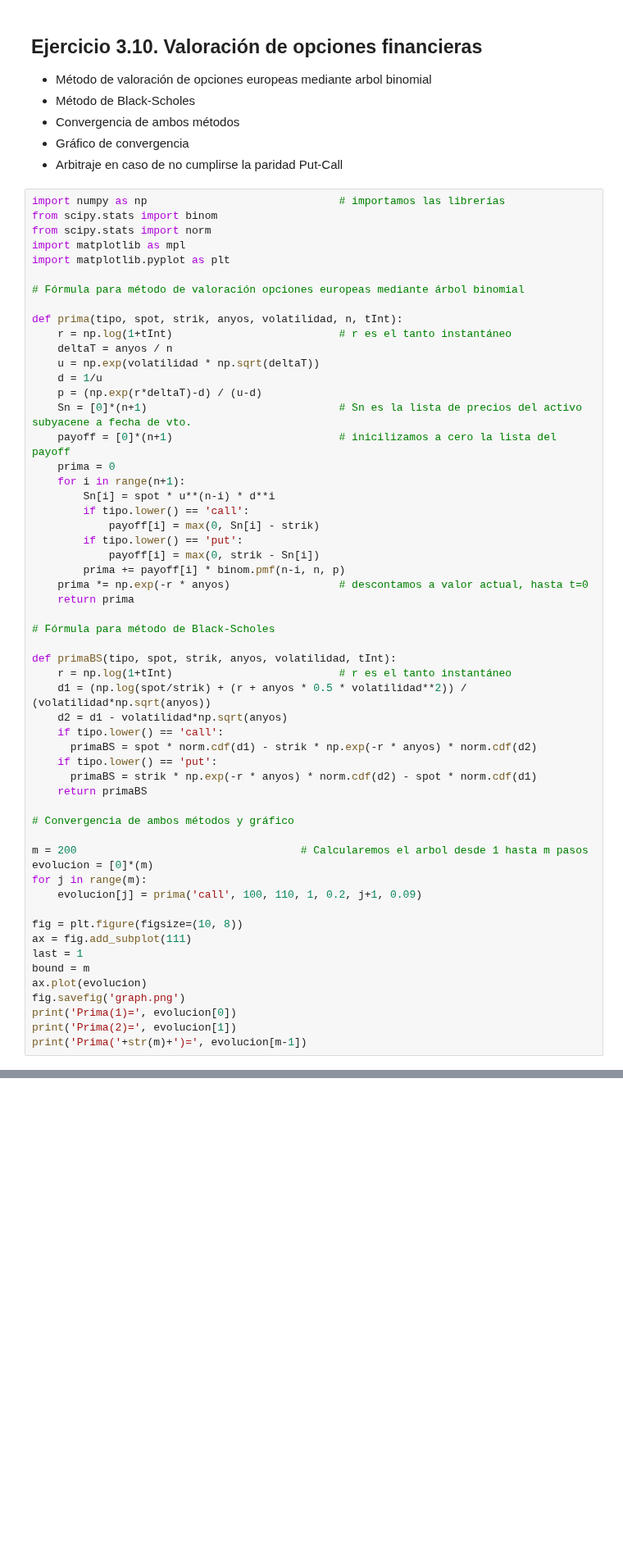
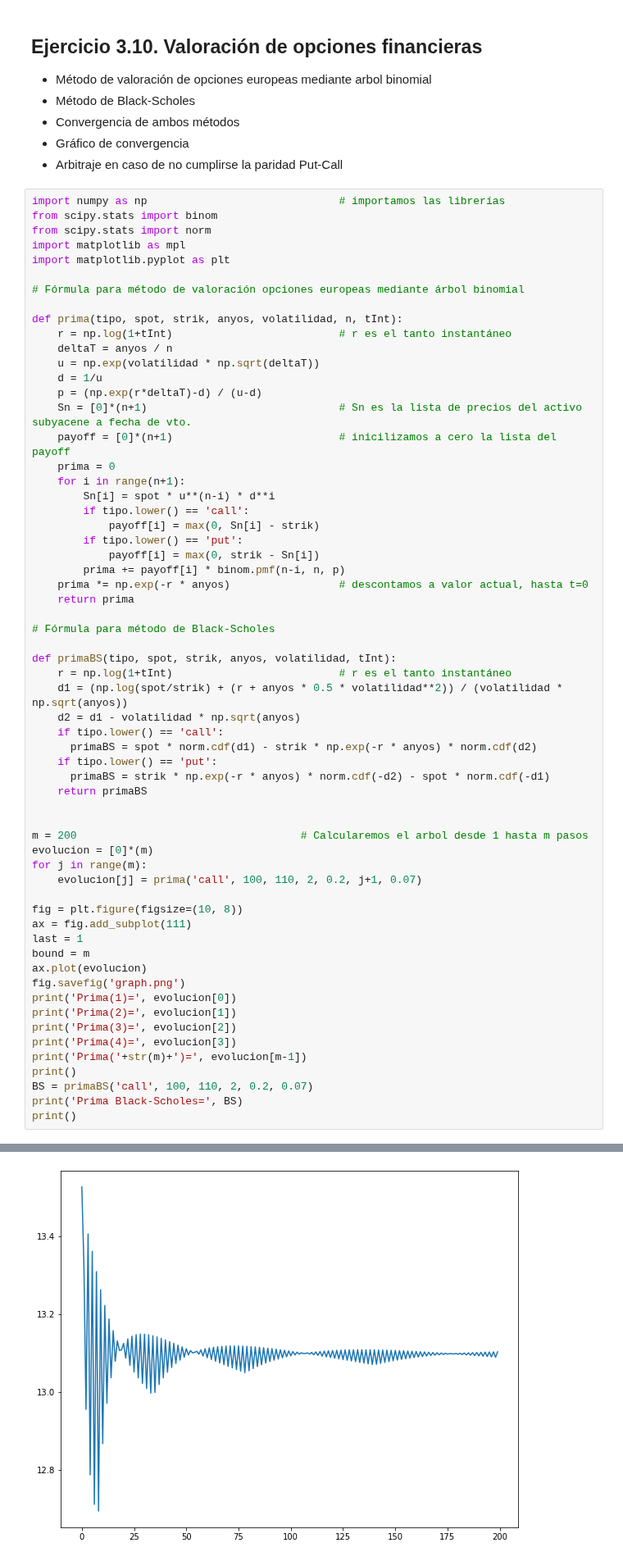
Before and after one commit to Julioore/C1_Asignatura, a Jupyter notebook: practicas/practica3.ipynb, the cells around one changed output, grey strips where cells are left out. Shown at 82% size. Drawn from its saved outputs; the diff is of its cells as text; blank space fills up the shorter version.

```diff
--- a/practicas/practica3.ipynb
+++ b/practicas/practica3.ipynb
@@ -160,20 +160,19 @@ def prima(tipo, spot, strik, anyos, volatilidad, n, tInt):
 
 def primaBS(tipo, spot, strik, anyos, volatilidad, tInt):
     r = np.log(1+tInt)                          # r es el tanto instantáneo
-    d1 = (np.log(spot/strik) + (r + anyos * 0.5 * volatilidad**2)) / (volatilidad*np.sqrt(anyos))
-    d2 = d1 - volatilidad*np.sqrt(anyos)
+    d1 = (np.log(spot/strik) + (r + anyos * 0.5 * volatilidad**2)) / (volatilidad * np.sqrt(anyos))
+    d2 = d1 - volatilidad * np.sqrt(anyos)
     if tipo.lower() == 'call':
       primaBS = spot * norm.cdf(d1) - strik * np.exp(-r * anyos) * norm.cdf(d2)
     if tipo.lower() == 'put':
-      primaBS = strik * np.exp(-r * anyos) * norm.cdf(d2) - spot * norm.cdf(d1)
+      primaBS = strik * np.exp(-r * anyos) * norm.cdf(-d2) - spot * norm.cdf(-d1)
     return primaBS
 
-# Convergencia de ambos métodos y gráfico
 
 m = 200                                   # Calcularemos el arbol desde 1 hasta m pasos
 evolucion = [0]*(m)
 for j in range(m):
-    evolucion[j] = prima('call', 100, 110, 1, 0.2, j+1, 0.09)
+    evolucion[j] = prima('call', 100, 110, 2, 0.2, j+1, 0.07)
 
 fig = plt.figure(figsize=(10, 8))
 ax = fig.add_subplot(111)
@@ -183,4 +182,11 @@ ax.plot(evolucion)
 fig.savefig('graph.png')
 print('Prima(1)=', evolucion[0])
 print('Prima(2)=', evolucion[1])
+print('Prima(3)=', evolucion[2])
+print('Prima(4)=', evolucion[3])
 print('Prima('+str(m)+')=', evolucion[m-1])
+print()
+BS = primaBS('call', 100, 110, 2, 0.2, 0.07)
+print('Prima Black-Scholes=', BS)
+print()
+# %% [output]
@@ -186,0 +200 @@ print('Prima('+str(m)+')=', evolucion[m-1])
+[figure, added]
```
Also changed, not shown: parts of 1 cell of this notebook.
